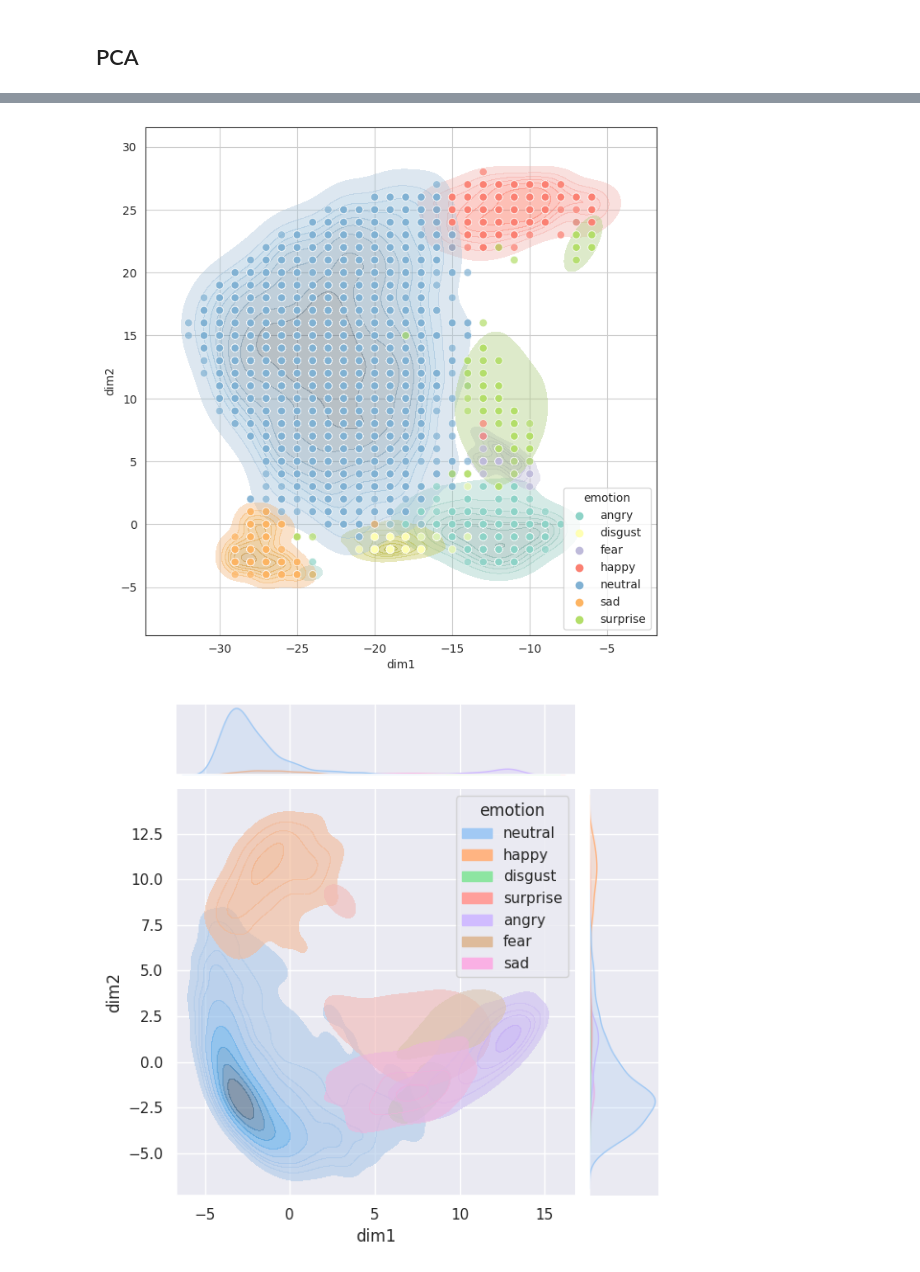
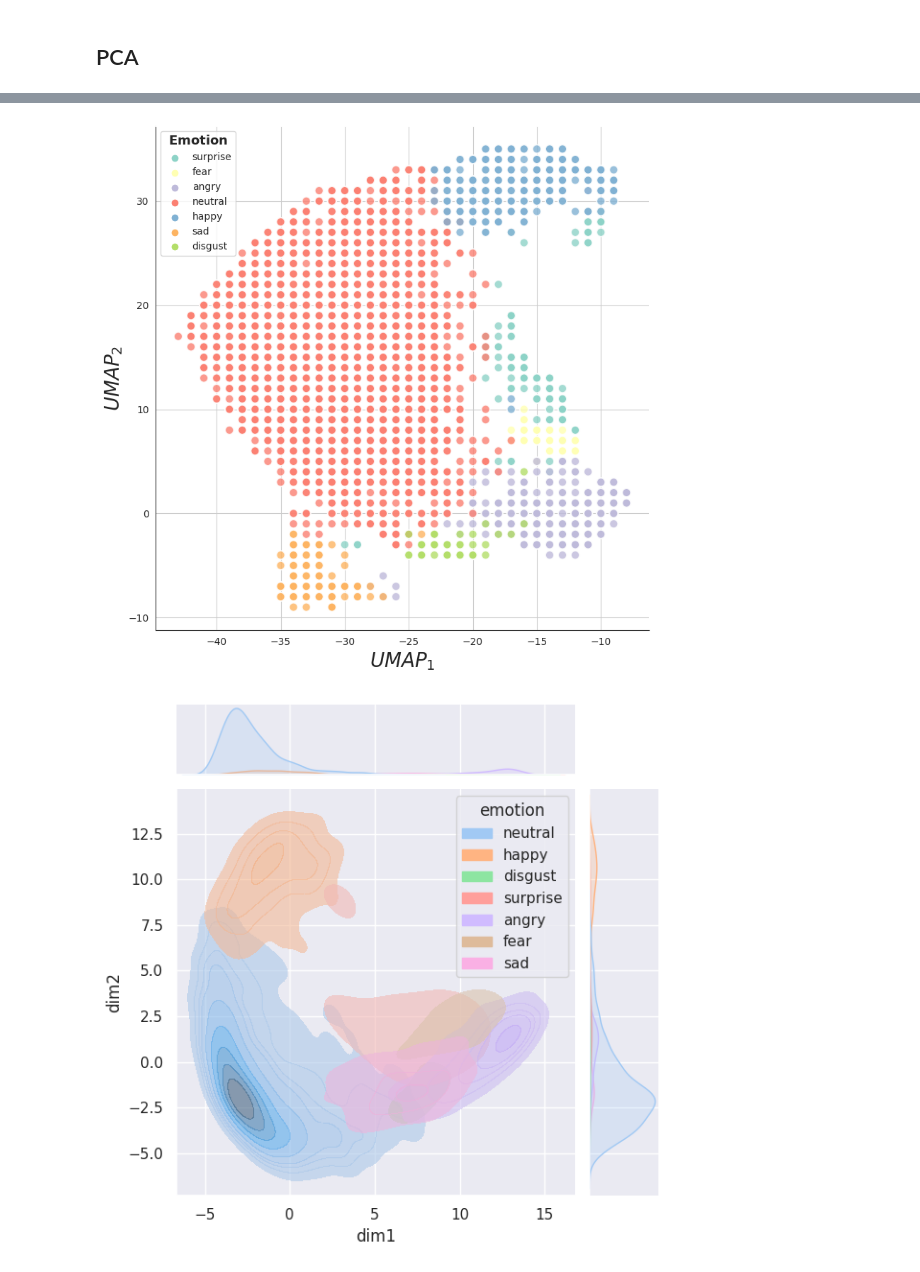
Before and after one commit to 1pha/MulitmodalERC-TensorMixerNetwork, a Jupyter notebook: dim_reduction.ipynb, the cells around one changed output, grey strips where cells are left out. Cells and saved outputs as stored; diff of their text form; code cells hidden in the pictures.

```diff
--- a/dim_reduction.ipynb
+++ b/dim_reduction.ipynb
@@ -246,16 +204,16 @@ def plot_rd(data: np.ndarray,
     total_df["dim1"] = -total_df["dim1"]
     total_df["emotion"] = total_emotion.emotion.apply(idx2emotion.get).values
     total_df.sort_values(by="emotion", inplace=True)
+    total_df.sort_values(by="emotion", key=lambda s: s.apply(emotion2idx.get), inplace=True)
 
-    total_df["dim1"] = total_df["dim1"] // 0.5
-    total_df["dim2"] = total_df["dim2"] // 0.5
+    total_df["dim1"] = total_df["dim1"] // 0.4
+    total_df["dim2"] = total_df["dim2"] // 0.4
 
-
-    _, ax = plt.subplots(figsize=(8, 8))
+    fig, ax = plt.subplots(figsize=(8, 8))
     if plot_type == "scatter":
         total_df = total_df.round({"dim1": 1, "dim2": 1})
         sns.scatterplot(data=total_df, x="dim1", y="dim2", hue="emotion",
-                        marker='.', alpha=0.7, s=65, palette=sns_cmap, ax=ax)
+                        marker='.', alpha=0.8, s=300, palette=sns_cmap, ax=ax)
     elif plot_type == "joint":
         sns.jointplot(data=total_df, x="dim1", y="dim2", hue="emotion",
                       kind="kde", palette=sns_cmap, fill=True, alpha=0.6)
@@ -266,7 +224,24 @@ def plot_rd(data: np.ndarray,
         sns.kdeplot(data=total_df, x="dim1", y="dim2", hue="emotion",
                     palette=sns_cmap, fill=True, alpha=0.4, ax=ax, gridsize=500)
         sns.scatterplot(data=total_df, x="dim1", y="dim2", hue="emotion", linewidth=0.5,
-                        marker='.', alpha=0.7, s=180, palette=sns_cmap, ax=ax)
+                        marker='.', alpha=0.7, s=300, palette=sns_cmap, ax=ax)
+
+    ax.spines['right'].set_color(None)
+    # ax.spines['left'].set_color(None)
+    ax.spines['top'].set_color(None)
+    # ax.spines['bottom'].set_color(None)
+
+    ax.legend(loc="best",
+              fontsize=10,
+              title=r"$\bf{Emotion}$",
+              frameon=True,
+              fancybox=True,
+              title_fontsize=13)
+
+    ax.set_xlabel(r'$UMAP_1$', fontweight='bold', fontsize=label_fsize)
+    ax.set_ylabel(r'$UMAP_2$', fontweight='bold', fontsize=label_fsize)
+
+    fig.tight_layout()
 # %% [markdown]
 ## PCA
 # %%
@@ -284,17 +260,17 @@ plot_rd(data=total_emb.values,
 # %%
 plot_rd(data=total_emb.values,
         total_emotion=total_emotion,
         dim_reduction="umap",
         correct_only=True,
         incorrect_only=False,
         title="UMAP Linear Pooled | Correct only",
         n_sampling=0,
-        plot_type="kde_scatter",
+        plot_type="scatter",
         n_neighbors=15,
-        min_dist=0.5,
+        min_dist=0.6,
         random_state=42)
 # %% [output]
-[figure, old version]
+[figure, new version]
 # %%
 plot_rd(data=total_emb.values,
         total_emotion=total_emotion,
```
Also changed, not shown: parts of 7 cells of this notebook, 2 other files.
